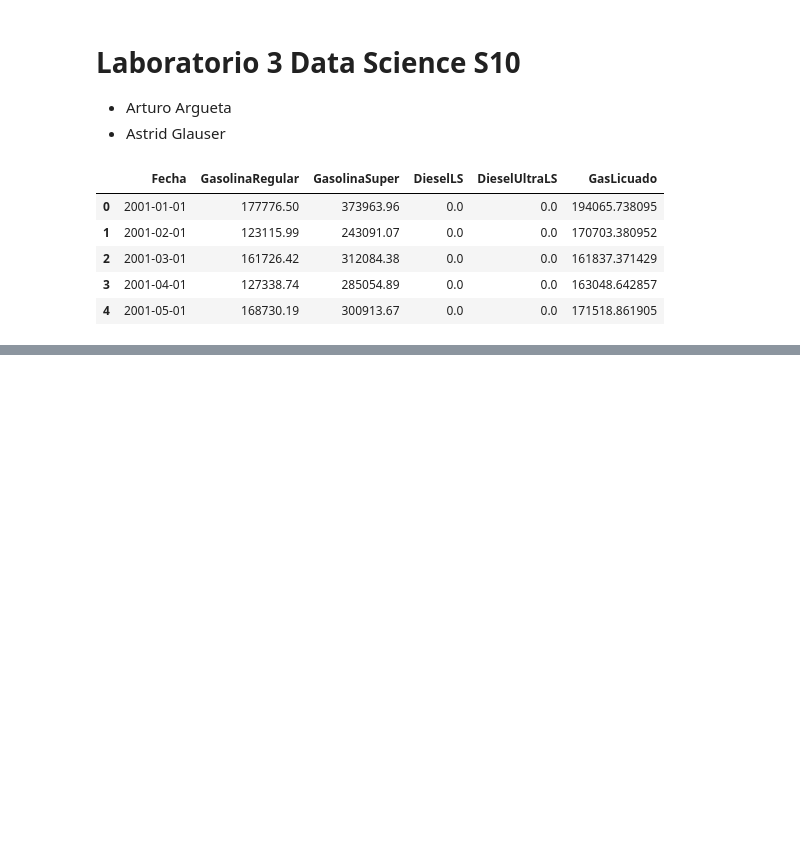
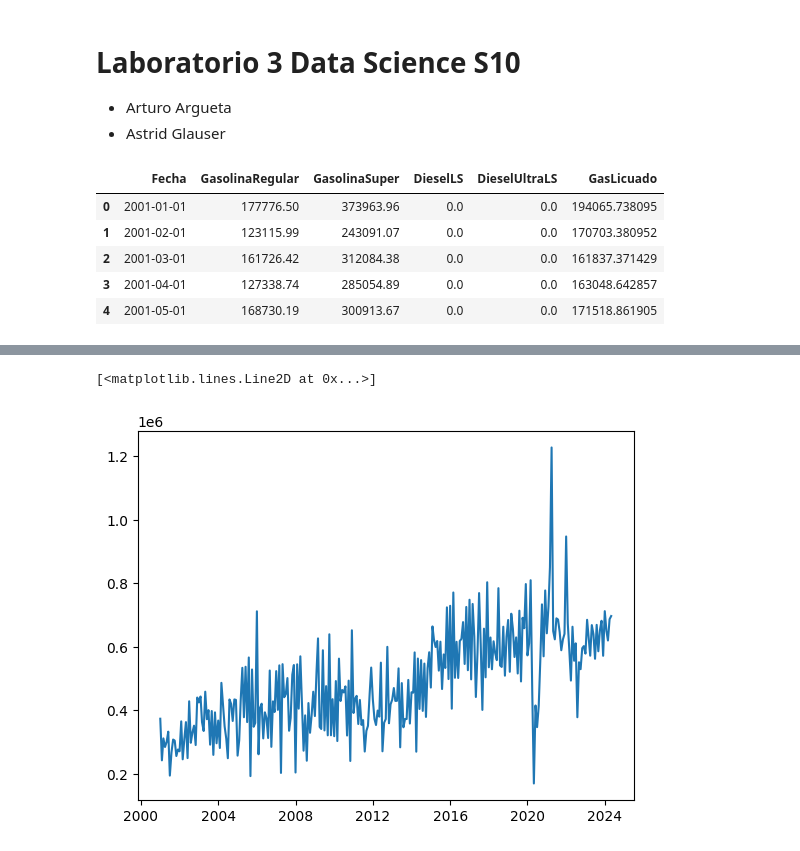
Before and after one commit to Arthurs101/DataScience-S10-Lab3-2024, a Jupyter notebook: Laboratorio3.ipynb, the cells around one changed output, grey strips where cells are left out. Saved outputs shown, nothing was run; the diff lists cells and outputs as text; code cells hidden in the pictures; blank space fills up the shorter version.

```diff
--- a/Laboratorio3.ipynb
+++ b/Laboratorio3.ipynb
@@ -58,0 +65,9 @@ print(test_df.head())
+# %%
+# normalizar los datos para el LSTM
+scaler = StandardScaler()
+super_gas_scaled = scaler.fit_transform(super_gas_diff)
+print(super_gas_scaled[1:7])
+
+#separar en test y prueba
+super_gas_train = super_gas_scaled[:split_index]
+super_gas_test = super_gas_scaled[split_index:]
@@ -58,0 +129,10 @@ print(test_df.head())
+# %%
+epocas = 50
+history= modelo1.fit(
+    x = super_gas_x_train,
+    y = super_gas_y_train,
+    batch_size = lote,
+    epochs = epocas,
+    shuffle = False,
+    verbose=1
+)
@@ -58,0 +157,26 @@ print(test_df.head())
+# %%
+prediccion_val = []
+
+def prediccion_fun(data,modelo, batch_size,scaler,dif=False,dif_cant=1, Series = None , n=1):
+    prediccion = [0]* (len(data))
+    i=0
+    for X in data:
+        X = np.reshape(X,(1,1,1))
+        yhat = modelo1.predict(X, batch_size=batch_size,verbose=0)
+        # invert scaling
+        yhat = scaler.inverse_transform(yhat)
+        if dif:
+             # invert differencing
+            yhat  = yhat + Series[(n+dif_cant*i)]
+        # store
+        prediccion[i]=yhat[0][0]
+        i = i+1
+    return prediccion
+prediccion_test = prediccion_fun(super_gas_test_x_test,modelo1, 1,scaler,dif=True,dif_cant=1, Series = super_gas_df.values , n = len(super_gas_test_x_test))
+# %%
+df_test = pd.DataFrame(prediccion_test,index=super_gas_df[split_index + 1:len(super_gas_df)].index)
+# plt.plot(super_gas_df)
+plt.plot(df_test)
+# %% [output]
+[<matplotlib.lines.Line2D at 0x...>]
+[figure, added]
```
Also changed, not shown: parts of 8 cells of this notebook.
